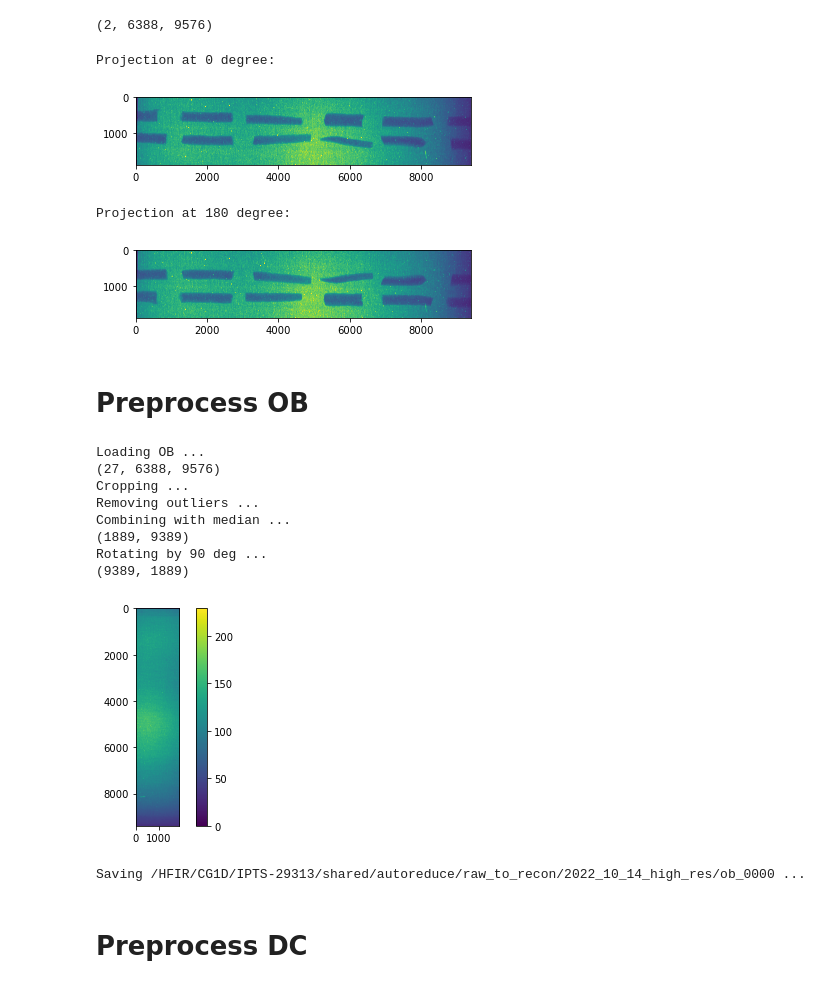
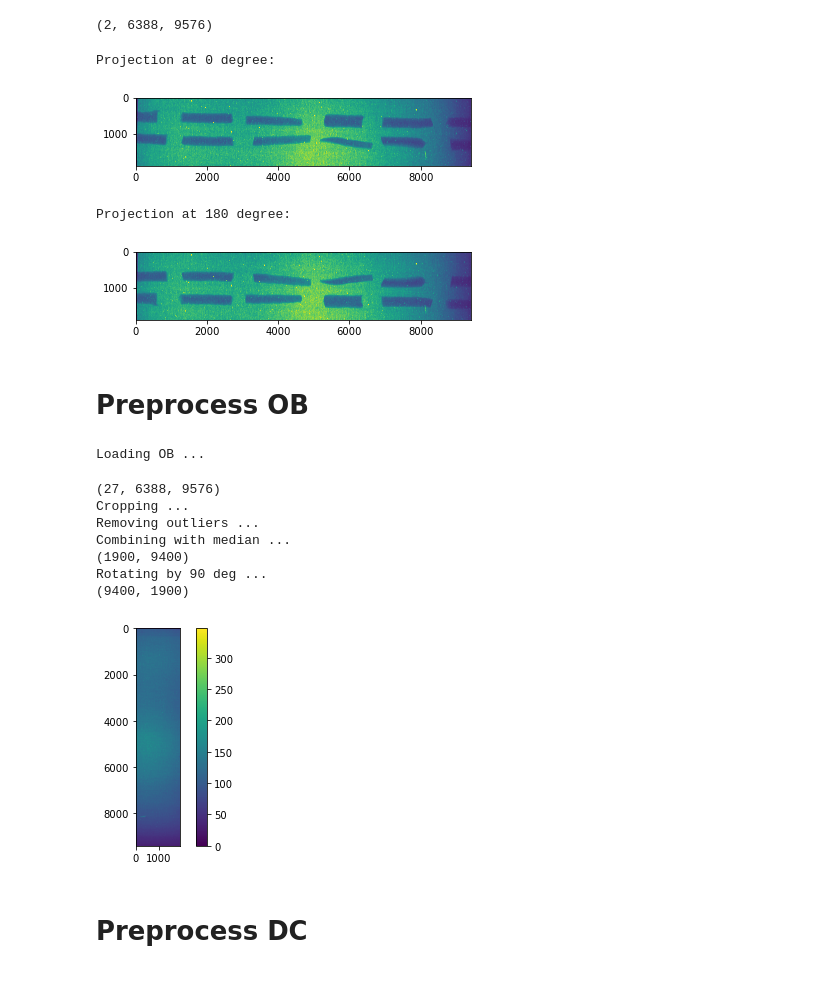
Before and after one commit to zhangy6x/research_stuff, a Jupyter notebook: jupyter_notebooks/norm_recon/preprocess_high_res_files_master.ipynb, the cells around one changed output. Drawn from its saved outputs; the diff is of its cells as text; code cells hidden in the pictures.

```diff
--- a/jupyter_notebooks/norm_recon/preprocess_high_res_files_master.ipynb
+++ b/jupyter_notebooks/norm_recon/preprocess_high_res_files_master.ipynb
@@ -34,7 +34,7 @@ os.listdir(dc_loc)
 ['2022_10_14_high_res', '2022_10_13_set2', '2022_10_10']
 # %%
 ###################### need to change start
-sample_name = "2022_10_14_high_res_0_180"
+sample_name = "2022_10_14_high_res"
 ct_dir = os.path.join(ct_loc, sample_name)
 ob_dir = os.path.join(ob_loc, "2022_10_14_high_res")
 dc_dir = os.path.join(dc_loc, "2022_10_14_high_res")
@@ -95,9 +96,14 @@ preview_image_stack.shape
 # %% [output]
 (2, 6388, 9576)
 # %%
-slit_box_corners = tomopy.prep.alignment.find_slits_corners_aps_1id(img=preview_image_stack[0], method='simple')
-roi_corners = rocku.set_roi(corners=slit_box_corners, xmin=0, ymin=1900, xmax=9400, ymax=3800)
-preview_image_stack_crop = tomopy.prep.alignment.remove_slits_aps_1id(preview_image_stack, roi_corners)
+###################### need to change start
+crop = True
+crop_left = 0
+crop_right = 9400
+crop_top = 1900
+crop_bottom = 3800
+###################### need to change end
+preview_image_stack_crop = rocku.crop(preview_image_stack, crop_left, crop_right, crop_top, crop_bottom, crop)
 print("Projection at 0 degree:")
 plt.imshow(preview_image_stack_crop[0], vmin=0, vmax=200)
 plt.show()
@@ -106,44 +112,43 @@ plt.imshow(preview_image_stack_crop[1], vmin=0, vmax=200)
 plt.show()
 # %% [output]
 Projection at 0 degree:
-[figure, old version]
+[figure, new version]
 Projection at 180 degree:
-[figure, old version]
+[figure, new version]
 # %% [markdown]
 # Preprocess OB
 # %%
 print('Loading OB ...')
 ob_stack = rocku.read_tiff_stack(ob_dir, os.listdir(ob_dir))
 print(ob_stack.shape)
 print('Cropping ...')
-ob_stack_crop = tomopy.prep.alignment.remove_slits_aps_1id(ob_stack, roi_corners)
+ob_stack_crop = rocku.crop(ob_stack, crop_left, crop_right, crop_top, crop_bottom, crop)
 print('Removing outliers ...')
 ob_stack_cleaned = tomopy.remove_outlier(ob_stack_crop, gamma_diff)
 print('Combining with median ...')
 if ob_stack_cleaned.shape[0] == 1:
     ob_med = ob_stack_cleaned[:]
 else:
     ob_med = np.median(ob_stack_cleaned, axis=0).astype(np.ushort)
 print(ob_med.shape)
 print('Rotating by 90 deg ...')
 ob_rot = np.rot90(ob_med, k=-1)
 print(ob_rot.shape)
 plt.imshow(ob_rot)
 plt.colorbar()
 plt.show()
 print('Saving {} ...'.format(ob_name))
 dxchange.write_tiff(ob_rot, fname=ob_name, overwrite=True)
 # %% [output]
 Loading OB ...
-(27, 6388, 9576)
-Cropping ...
-Removing outliers ...
-Combining with median ...
-(1889, 9389)
-Rotating by 90 deg ...
-(9389, 1889)
+(27, 6388, 9576)
+Cropping ...
+Removing outliers ...
+Combining with median ...
+(1900, 9400)
+Rotating by 90 deg ...
+(9400, 1900)
-[figure, old version]
+[figure, new version]
-Saving /HFIR/CG1D/IPTS-29313/shared/autoreduce/raw_to_recon/2022_10_14_high_res/ob_0000 ...
 # %% [markdown]
 # Preprocess DC
 # %%
```
Also changed, not shown: parts of 10 cells of this notebook, 4 other files.
